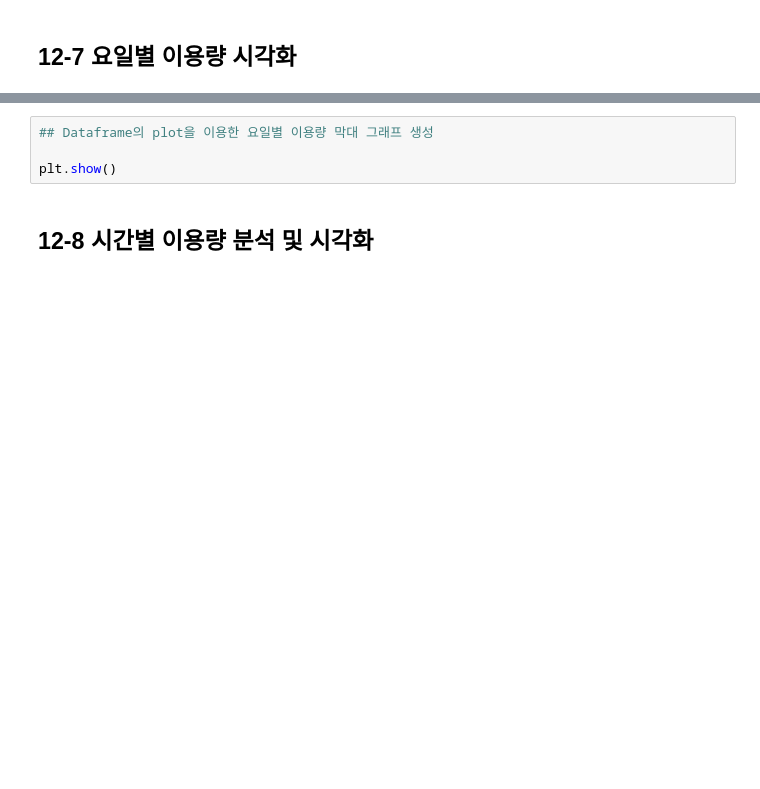
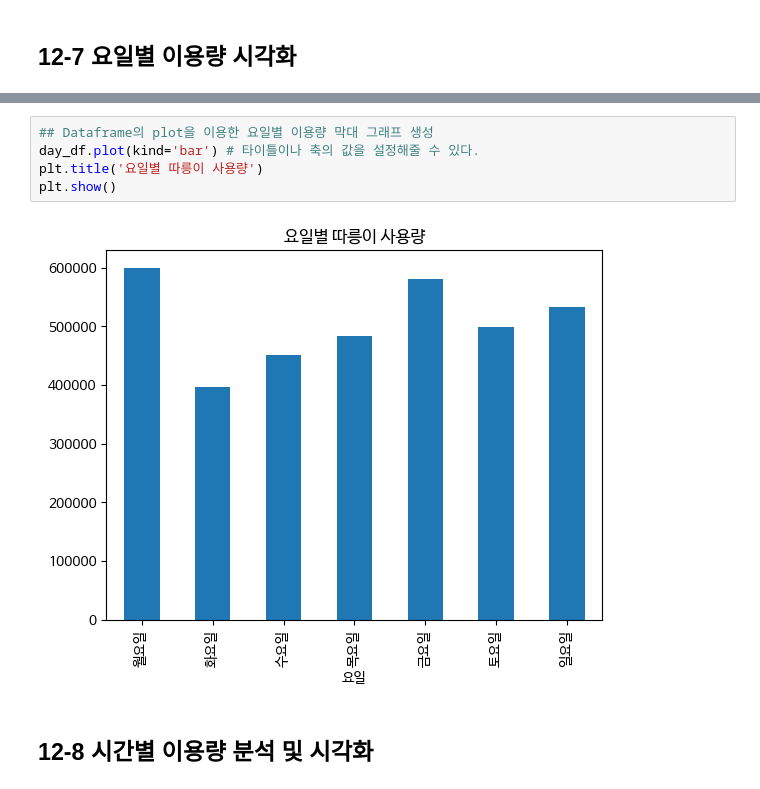
Before and after one commit to kamser0415/Data-Analysis-with-Open-Source, a Jupyter notebook: 오픈소스_데이터_분석_12강.ipynb, the cells around one changed output, grey strips where cells are left out. Cells and saved outputs as stored; diff of their text form; blank space fills up the shorter version.

```diff
--- a/오픈소스_데이터_분석_12강.ipynb
+++ b/오픈소스_데이터_분석_12강.ipynb
@@ -268,7 +270,10 @@ plt.show()
 # %%
 ## Dataframe의 plot을 이용한 요일별 이용량 막대 그래프 생성
-
+day_df.plot(kind='bar') # 타이틀이나 축의 값을 설정해줄 수 있다.
+plt.title('요일별 따릉이 사용량')
 plt.show()
+# %% [output]
+[figure, added]
 # %% [markdown]
 ## 12-8 시간별 이용량 분석 및 시각화
 # %%
```
Also changed, not shown: parts of 1 cell of this notebook.
